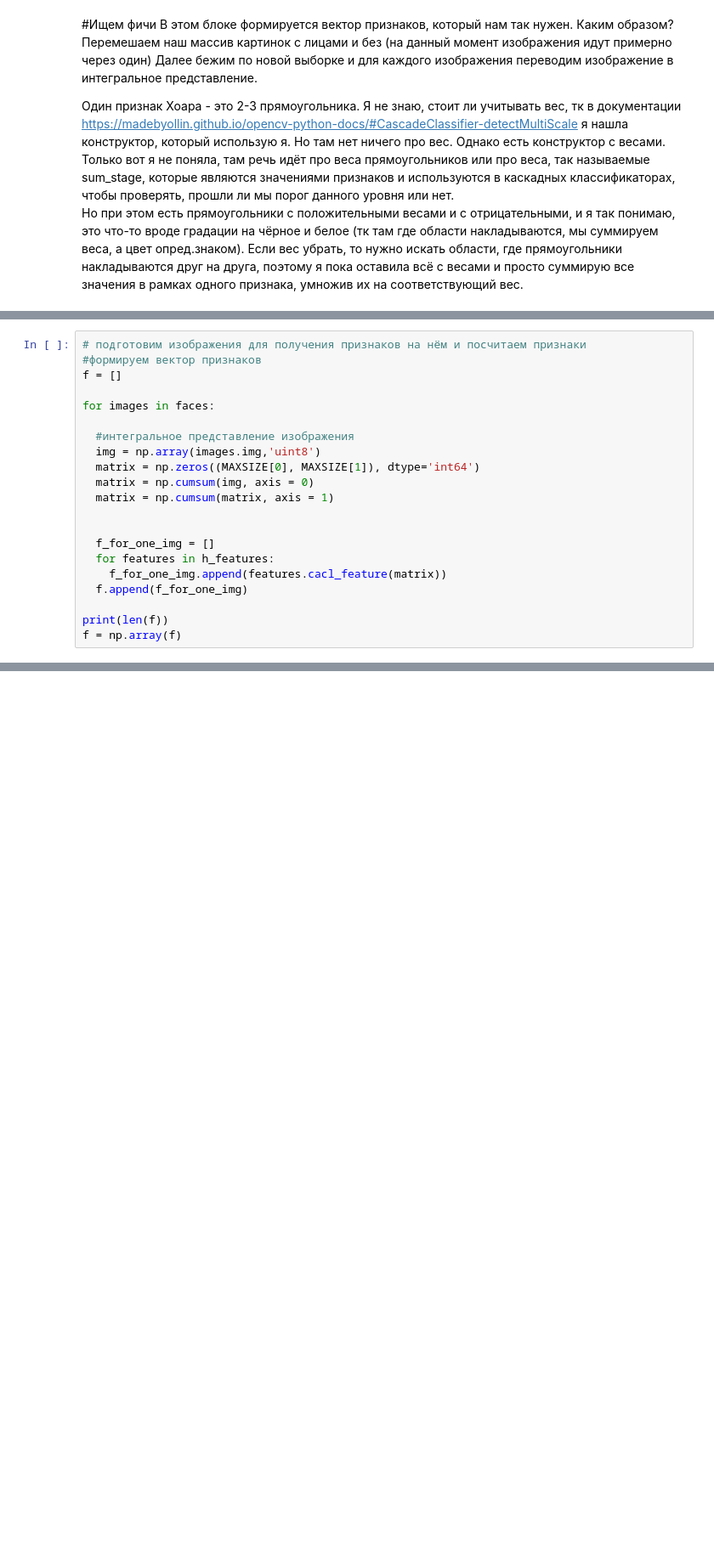
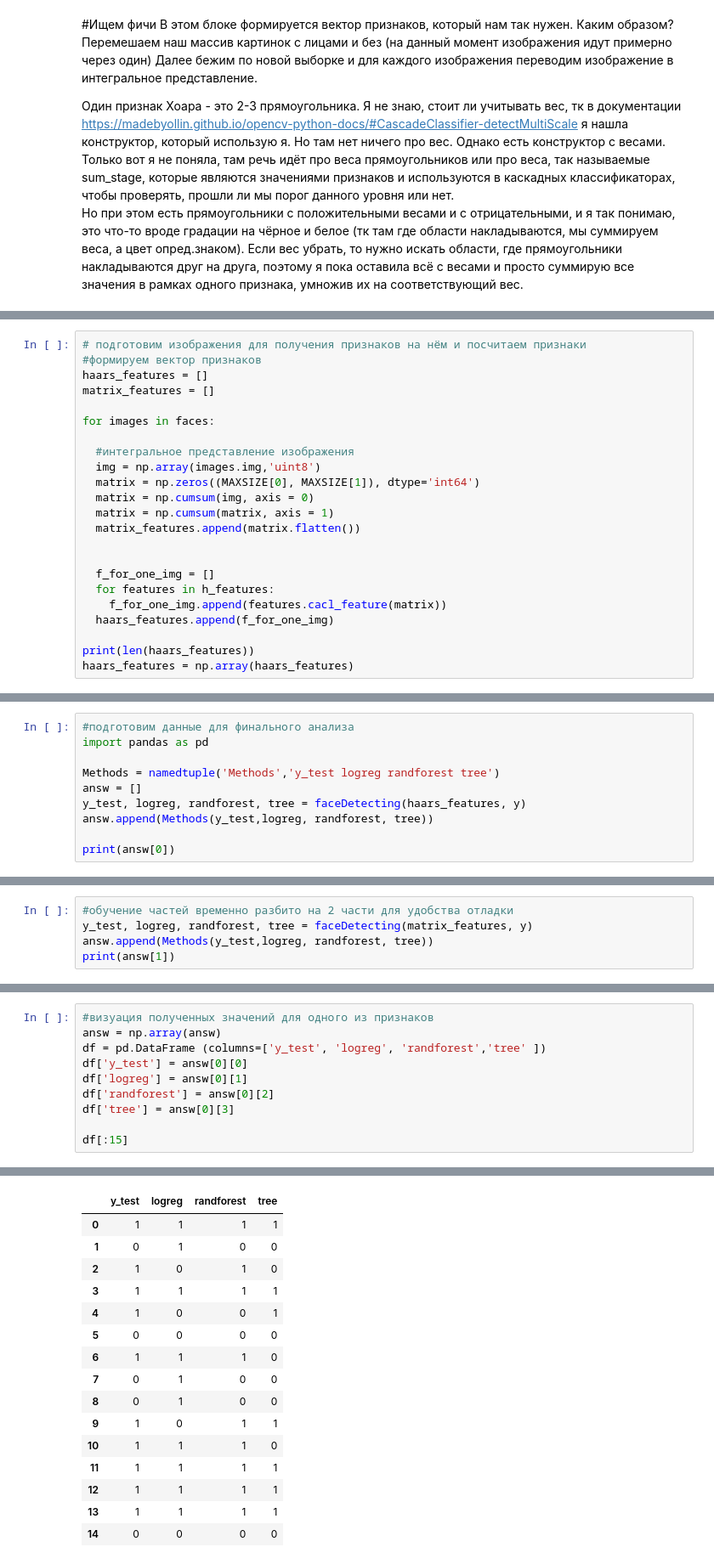
Before and after one commit to Kat-ies/Coursework, a Jupyter notebook: faceDetecting.ipynb, the cells around one changed output, grey strips where cells are left out. Shown at 85% size. Saved outputs shown, nothing was run; the diff lists cells and outputs as text; blank space fills up the shorter version.

```diff
--- a/faceDetecting.ipynb
+++ b/faceDetecting.ipynb
@@ -287,7 +287,8 @@ print(y[:7])
 # %%
 # подготовим изображения для получения признаков на нём и посчитаем признаки
 #формируем вектор признаков
-f = []
+haars_features = []
+matrix_features = []
 
 for images in faces:
 
@@ -296,13 +297,14 @@ for images in faces:
   matrix = np.zeros((MAXSIZE[0], MAXSIZE[1]), dtype='int64')
   matrix = np.cumsum(img, axis = 0)
   matrix = np.cumsum(matrix, axis = 1)
+  matrix_features.append(matrix.flatten())
 
 
   f_for_one_img = []
   for features in h_features:
     f_for_one_img.append(features.cacl_feature(matrix))
-  f.append(f_for_one_img)
+  haars_features.append(f_for_one_img)
 
-print(len(f))
-f = np.array(f)
+print(len(haars_features))
+haars_features = np.array(haars_features)
 # %% [output]
@@ -394,0 +368,10 @@ df[:15]
+# %%
+#подготовим данные для финального анализа
+import pandas as pd
+
+Methods = namedtuple('Methods','y_test logreg randforest tree')
+answ = []
+y_test, logreg, randforest, tree = faceDetecting(haars_features, y)
+answ.append(Methods(y_test,logreg, randforest, tree))
+
+print(answ[0])
@@ -394,0 +387,5 @@ df[:15]
+# %%
+#обучение частей временно разбито на 2 части для удобства отладки
+y_test, logreg, randforest, tree = faceDetecting(matrix_features, y)
+answ.append(Methods(y_test,logreg, randforest, tree))
+print(answ[1])
@@ -394,0 +408,11 @@ df[:15]
+# %%
+#визуация полученных значений для одного из признаков
+answ = np.array(answ)
+df = pd.DataFrame (columns=['y_test', 'logreg', 'randforest','tree' ])
+df['y_test'] = answ[0][0]
+df['logreg'] = answ[0][1]
+df['randforest'] = answ[0][2]
+df['tree'] = answ[0][3]
+
+df[:15]
+# %% [output]
@@ -395,3 +423,19 @@ df[:15]
+|  | y_test | logreg | randforest | tree |
+| 0 | 1 | 1 | 1 | 1 |
+| 1 | 0 | 1 | 0 | 0 |
+| 2 | 1 | 0 | 1 | 0 |
+| 3 | 1 | 1 | 1 | 1 |
+| 4 | 1 | 0 | 0 | 1 |
+| 5 | 0 | 0 | 0 | 0 |
+| 6 | 1 | 1 | 1 | 0 |
+| 7 | 0 | 1 | 0 | 0 |
+| 8 | 0 | 1 | 0 | 0 |
+| 9 | 1 | 0 | 1 | 1 |
+| 10 | 1 | 1 | 1 | 0 |
+| 11 | 1 | 1 | 1 | 1 |
+| 12 | 1 | 1 | 1 | 1 |
+| 13 | 1 | 1 | 1 | 1 |
+| 14 | 0 | 0 | 0 | 0 |
 # %% [markdown]
 # Результаты
 Давайте немного проанализируем, что же у нас получилось.
```
Also changed, not shown: parts of 18 cells of this notebook.
